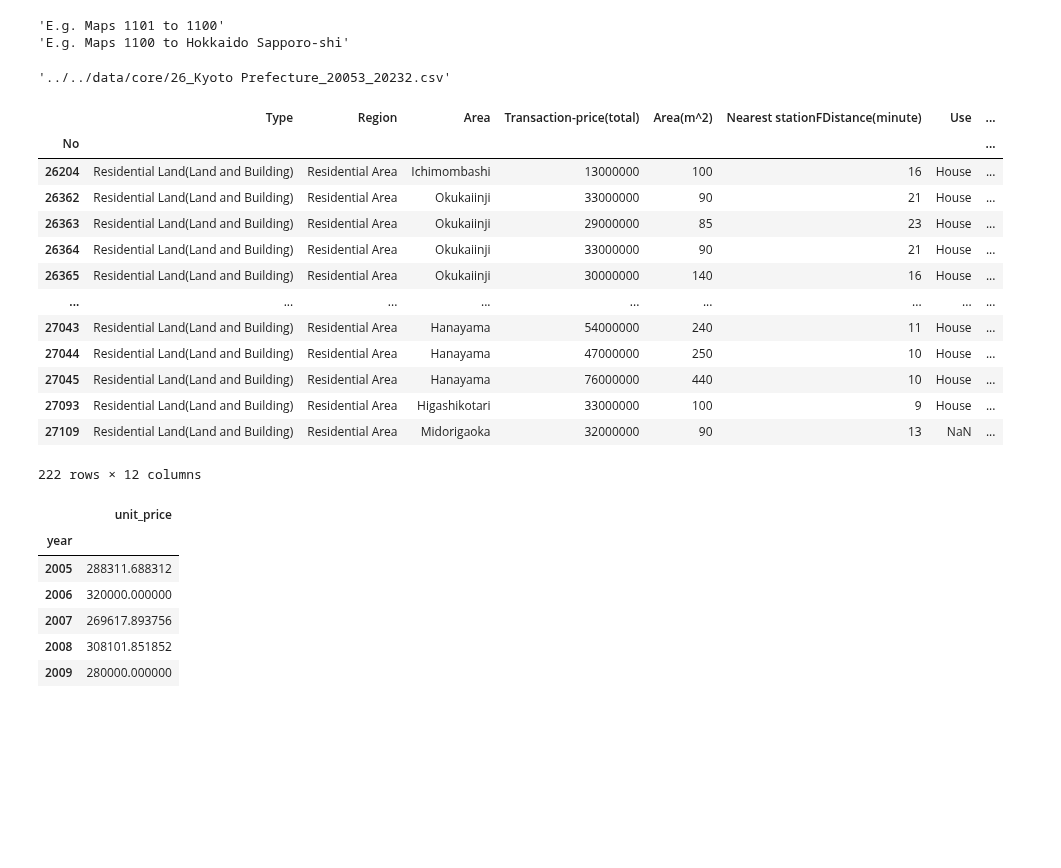
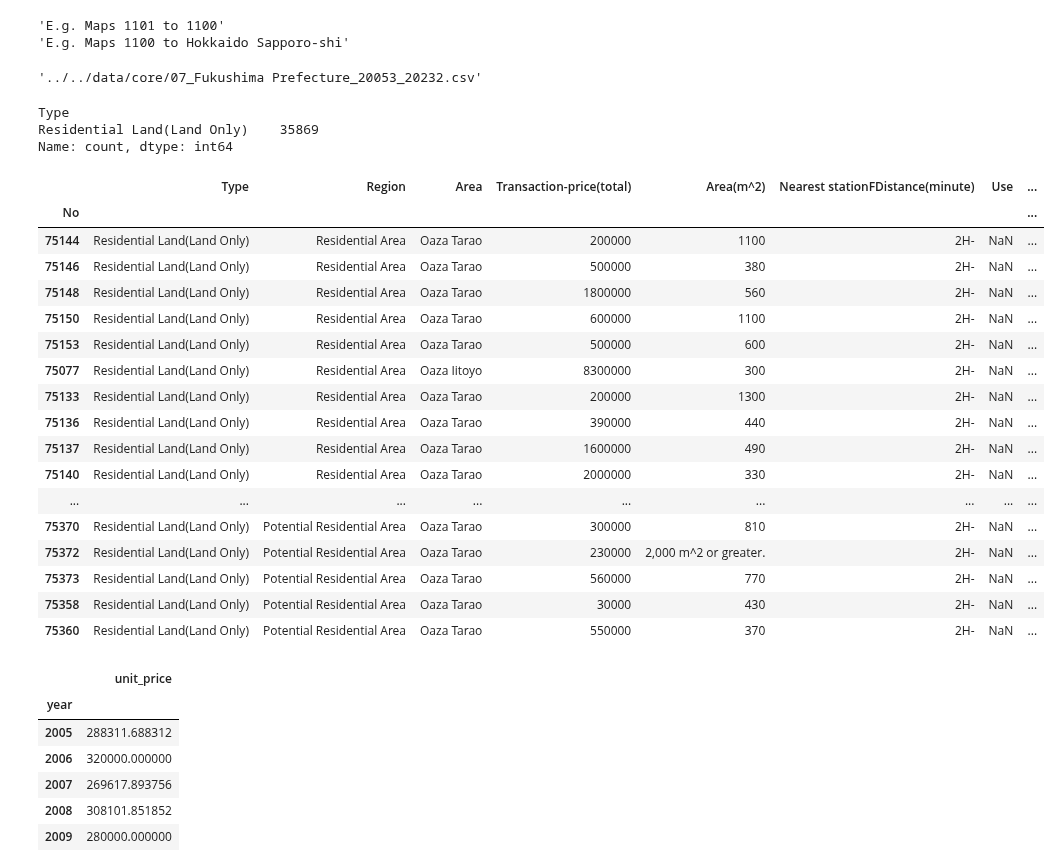
Before and after one commit to diabhaque/Yogen, a Jupyter notebook: notebooks/0_dataset_exploration/core.ipynb, the cells around one changed output. Cells and saved outputs as stored; diff of their text form; code cells hidden in the pictures; blank space fills up the shorter version.

```diff
--- a/notebooks/0_dataset_exploration/core.ipynb
+++ b/notebooks/0_dataset_exploration/core.ipynb
@@ -49,7 +46,8 @@ def get_area_from_area_code(area_code):
 'E.g. Maps 1101 to 1100'
 'E.g. Maps 1100 to Hokkaido Sapporo-shi'
 # %%
-prefecture_code = 26
+area_code = 7344
+prefecture_code = area_code // 1000
 trade_prices_data_path = f"{DATA_DIRECTORY_PATH}/core"
 
 trade_prices_data_paths = [
@@ -58,7 +56,7 @@ trade_prices_data_paths = [
 ]
 trade_prices_data_paths[prefecture_code - 1]
 # %% [output]
-'../../data/core/26_Kyoto Prefecture_20053_20232.csv'
+'../../data/core/07_Fukushima Prefecture_20053_20232.csv'
 # %%
 df = pd.read_csv(trade_prices_data_paths[prefecture_code - 1], encoding="unicode_escape", index_col="No")
 df["area_code"] = df["City,Town,Ward,Village code"].astype(str)
@@ -82,6 +80,11 @@ df["unit_price"] = np.where(
 )
 
 # Only buildings df for now
-df = df[df["Type"] == asset_types["building"]["label"]]
+df = df[df["Type"] == asset_types["land"]["label"]]
+# %%
+df["Type"].value_counts()
+# %% [output]
+Type
+Residential Land(Land Only)    35869
+Name: count, dtype: int64
 # %%
-area_code = 26209
@@ -89,3 +92,3 @@ columns = ["Type", "Region", "Area", "Transaction-price(total)", "Area(m^2)", "N
 area_df = df[(df["City,Town,Ward,Village code"] == area_code)]
-area_df[area_df["year"].isin(list(range(2020, 2022)))].sort_values(by=["year", "quarter"])[columns]
+area_df[area_df["year"].isin(list(range(2008, 2013)))].sort_values(by=["year", "quarter"])[columns]
 # %% [output]
@@ -93,16 +96,20 @@ area_df[area_df["year"].isin(list(range(2020, 2022)))].sort_values(by=["year", "
 | No |  |  |  |  |  |  |  | ... |
-| 26204 | Residential Land(Land and Building) | Residential Area | Ichimombashi | 13000000 | 100 | 16 | House | ... |
-| 26362 | Residential Land(Land and Building) | Residential Area | Okukaiinji | 33000000 | 90 | 21 | House | ... |
-| 26363 | Residential Land(Land and Building) | Residential Area | Okukaiinji | 29000000 | 85 | 23 | House | ... |
-| 26364 | Residential Land(Land and Building) | Residential Area | Okukaiinji | 33000000 | 90 | 21 | House | ... |
-| 26365 | Residential Land(Land and Building) | Residential Area | Okukaiinji | 30000000 | 140 | 16 | House | ... |
+| 75144 | Residential Land(Land Only) | Residential Area | Oaza Tarao | 200000 | 1100 | 2H- | NaN | ... |
+| 75146 | Residential Land(Land Only) | Residential Area | Oaza Tarao | 500000 | 380 | 2H- | NaN | ... |
+| 75148 | Residential Land(Land Only) | Residential Area | Oaza Tarao | 1800000 | 560 | 2H- | NaN | ... |
+| 75150 | Residential Land(Land Only) | Residential Area | Oaza Tarao | 600000 | 1100 | 2H- | NaN | ... |
+| 75153 | Residential Land(Land Only) | Residential Area | Oaza Tarao | 500000 | 600 | 2H- | NaN | ... |
+| 75077 | Residential Land(Land Only) | Residential Area | Oaza Iitoyo | 8300000 | 300 | 2H- | NaN | ... |
+| 75133 | Residential Land(Land Only) | Residential Area | Oaza Tarao | 200000 | 1300 | 2H- | NaN | ... |
+| 75136 | Residential Land(Land Only) | Residential Area | Oaza Tarao | 390000 | 440 | 2H- | NaN | ... |
+| 75137 | Residential Land(Land Only) | Residential Area | Oaza Tarao | 1600000 | 490 | 2H- | NaN | ... |
+| 75140 | Residential Land(Land Only) | Residential Area | Oaza Tarao | 2000000 | 330 | 2H- | NaN | ... |
 | ... | ... | ... | ... | ... | ... | ... | ... | ... |
-| 27043 | Residential Land(Land and Building) | Residential Area | Hanayama | 54000000 | 240 | 11 | House | ... |
-| 27044 | Residential Land(Land and Building) | Residential Area | Hanayama | 47000000 | 250 | 10 | House | ... |
-| 27045 | Residential Land(Land and Building) | Residential Area | Hanayama | 76000000 | 440 | 10 | House | ... |
-| 27093 | Residential Land(Land and Building) | Residential Area | Higashikotari | 33000000 | 100 | 9 | House | ... |
-| 27109 | Residential Land(Land and Building) | Residential Area | Midorigaoka | 32000000 | 90 | 13 | NaN | ... |
+| 75370 | Residential Land(Land Only) | Potential Residential Area | Oaza Tarao | 300000 | 810 | 2H- | NaN | ... |
+| 75372 | Residential Land(Land Only) | Potential Residential Area | Oaza Tarao | 230000 | 2,000 m^2 or greater. | 2H- | NaN | ... |
+| 75373 | Residential Land(Land Only) | Potential Residential Area | Oaza Tarao | 560000 | 770 | 2H- | NaN | ... |
+| 75358 | Residential Land(Land Only) | Potential Residential Area | Oaza Tarao | 30000 | 430 | 2H- | NaN | ... |
+| 75360 | Residential Land(Land Only) | Potential Residential Area | Oaza Tarao | 550000 | 370 | 2H- | NaN | ... |
-222 rows × 12 columns
 # %%
 area_df.groupby("year").agg({"unit_price": "median"})
 # %% [output]
```
Also changed, not shown: parts of 13 cells of this notebook, 11 other files.
